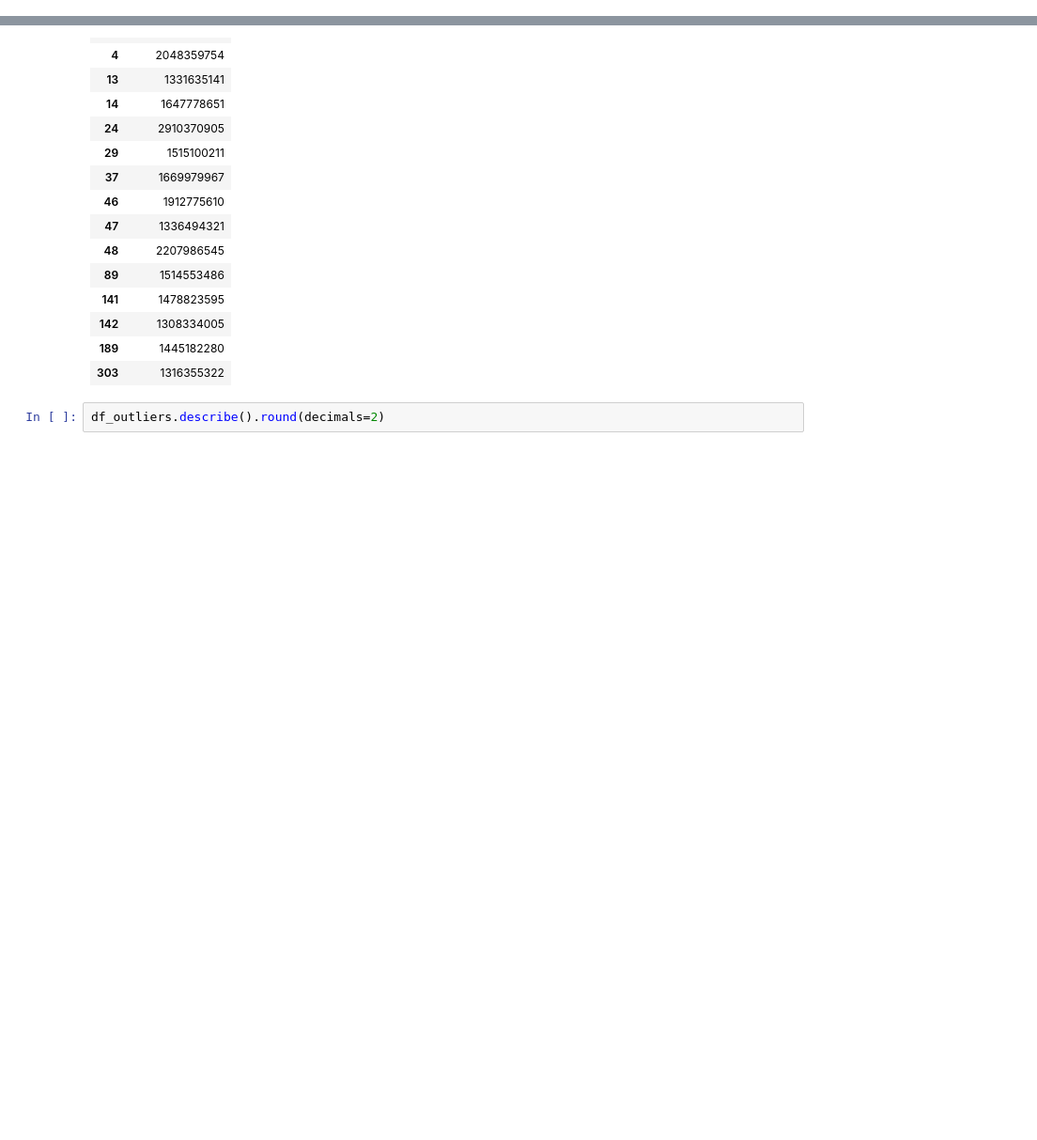
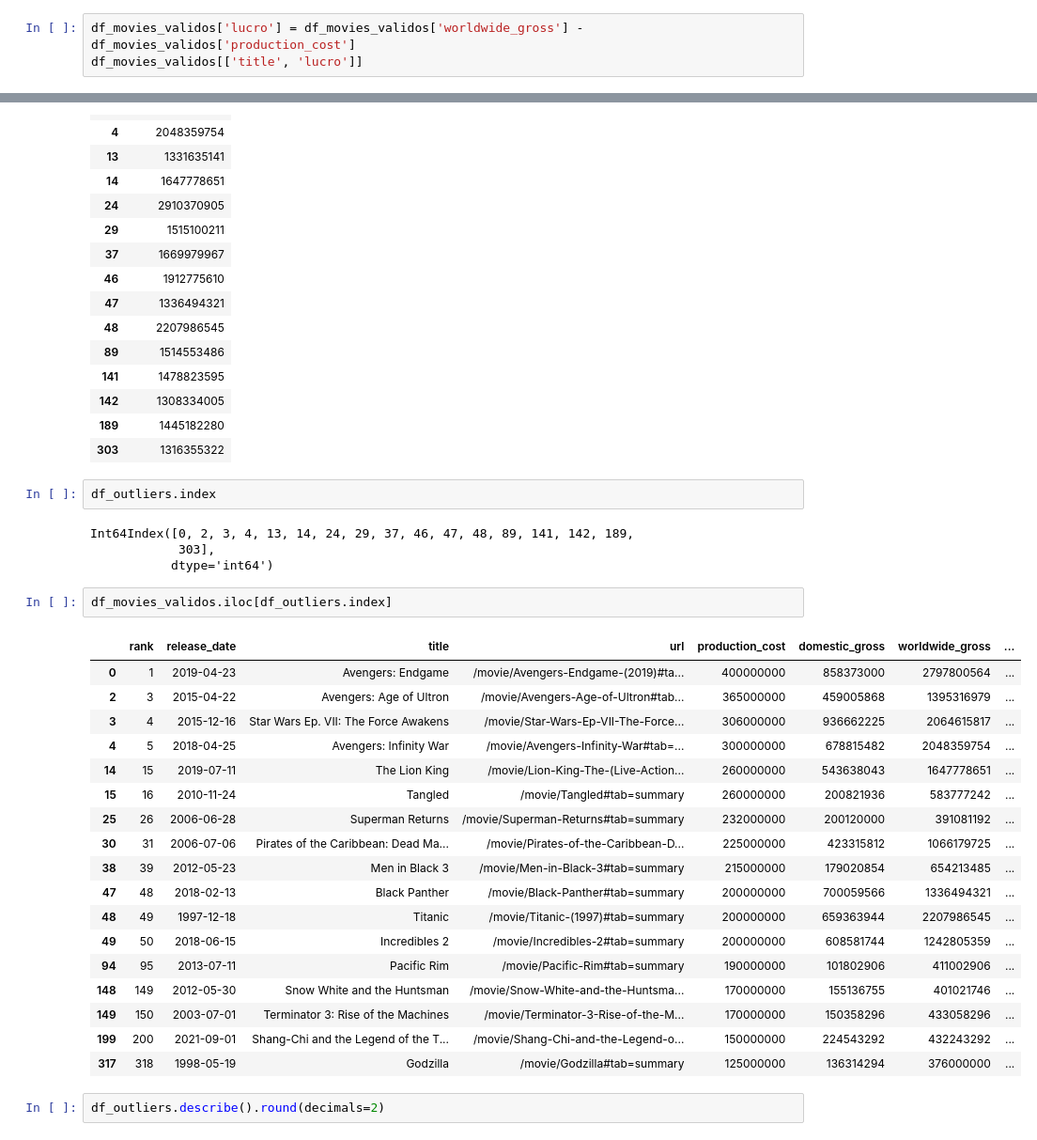
Before and after one commit to armandossrecife/icc, a Jupyter notebook: top_500_movies.ipynb, the cells around one changed output, grey strips where cells are left out. Shown: that part at 94% size. Cells and saved outputs as stored; diff of their text form; blank space fills up the shorter version.

```diff
--- a/top_500_movies.ipynb
+++ b/top_500_movies.ipynb
@@ -299,0 +425,3 @@ year
+# %%
+df_movies_validos['lucro'] = df_movies_validos['worldwide_gross'] - df_movies_validos['production_cost']
+df_movies_validos[['title', 'lucro']]
@@ -366,6 +574,33 @@ df_outliers
 | 142 | 1308334005 |
 | 189 | 1445182280 |
 | 303 | 1316355322 |
+# %%
+df_outliers.index
+# %% [output]
+Int64Index([0, 2, 3, 4, 13, 14, 24, 29, 37, 46, 47, 48, 89, 141, 142, 189,
+            303],
+           dtype='int64')
+# %%
+df_movies_validos.iloc[df_outliers.index]
+# %% [output]
+|  | rank | release_date | title | url | production_cost | domestic_gross | worldwide_gross | ... |
+| 0 | 1 | 2019-04-23 | Avengers: Endgame | /movie/Avengers-Endgame-(2019)#ta... | 400000000 | 858373000 | 2797800564 | ... |
+| 2 | 3 | 2015-04-22 | Avengers: Age of Ultron | /movie/Avengers-Age-of-Ultron#tab... | 365000000 | 459005868 | 1395316979 | ... |
+| 3 | 4 | 2015-12-16 | Star Wars Ep. VII: The Force Awakens | /movie/Star-Wars-Ep-VII-The-Force... | 306000000 | 936662225 | 2064615817 | ... |
+| 4 | 5 | 2018-04-25 | Avengers: Infinity War | /movie/Avengers-Infinity-War#tab=... | 300000000 | 678815482 | 2048359754 | ... |
+| 14 | 15 | 2019-07-11 | The Lion King | /movie/Lion-King-The-(Live-Action... | 260000000 | 543638043 | 1647778651 | ... |
+| 15 | 16 | 2010-11-24 | Tangled | /movie/Tangled#tab=summary | 260000000 | 200821936 | 583777242 | ... |
+| 25 | 26 | 2006-06-28 | Superman Returns | /movie/Superman-Returns#tab=summary | 232000000 | 200120000 | 391081192 | ... |
+| 30 | 31 | 2006-07-06 | Pirates of the Caribbean: Dead Ma... | /movie/Pirates-of-the-Caribbean-D... | 225000000 | 423315812 | 1066179725 | ... |
+| 38 | 39 | 2012-05-23 | Men in Black 3 | /movie/Men-in-Black-3#tab=summary | 215000000 | 179020854 | 654213485 | ... |
+| 47 | 48 | 2018-02-13 | Black Panther | /movie/Black-Panther#tab=summary | 200000000 | 700059566 | 1336494321 | ... |
+| 48 | 49 | 1997-12-18 | Titanic | /movie/Titanic-(1997)#tab=summary | 200000000 | 659363944 | 2207986545 | ... |
+| 49 | 50 | 2018-06-15 | Incredibles 2 | /movie/Incredibles-2#tab=summary | 200000000 | 608581744 | 1242805359 | ... |
+| 94 | 95 | 2013-07-11 | Pacific Rim | /movie/Pacific-Rim#tab=summary | 190000000 | 101802906 | 411002906 | ... |
+| 148 | 149 | 2012-05-30 | Snow White and the Huntsman | /movie/Snow-White-and-the-Huntsma... | 170000000 | 155136755 | 401021746 | ... |
+| 149 | 150 | 2003-07-01 | Terminator 3: Rise of the Machines | /movie/Terminator-3-Rise-of-the-M... | 170000000 | 150358296 | 433058296 | ... |
+| 199 | 200 | 2021-09-01 | Shang-Chi and the Legend of the T... | /movie/Shang-Chi-and-the-Legend-o... | 150000000 | 224543292 | 432243292 | ... |
+| 317 | 318 | 1998-05-19 | Godzilla | /movie/Godzilla#tab=summary | 125000000 | 136314294 | 376000000 | ... |
 # %%
 df_outliers.describe().round(decimals=2)
 # %% [output]
```
Also changed, not shown: parts of 51 cells of this notebook.
